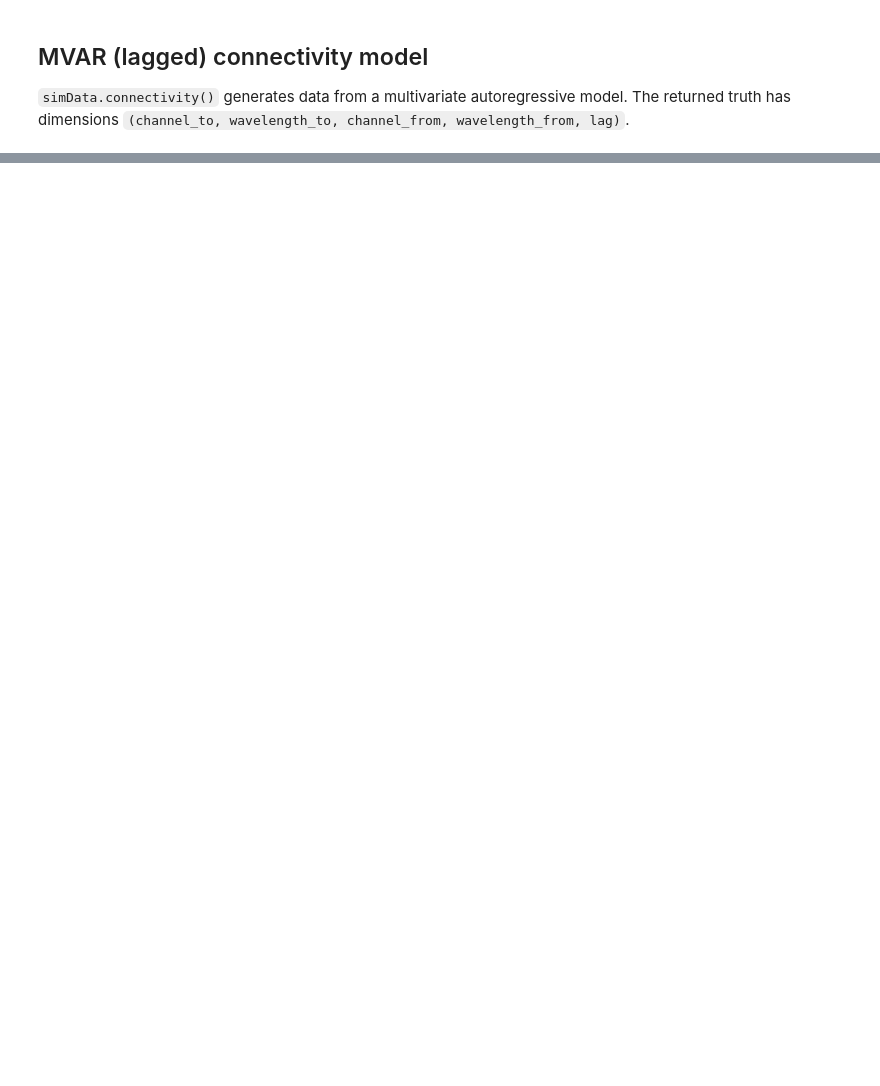
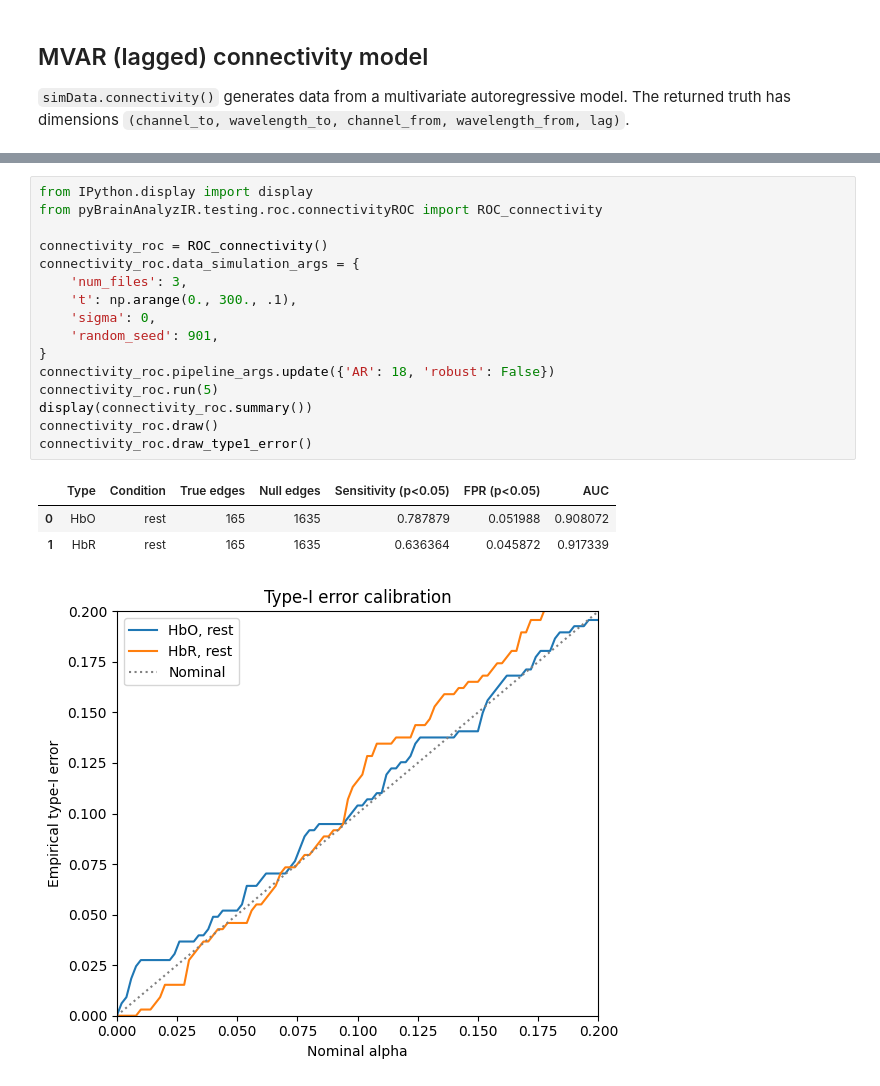
Before and after one commit to huppertt/pyNIRS_toolbox, a Jupyter notebook: examples/09_RestingStateConnectivity.ipynb, the cells around one changed output, grey strips where cells are left out. Drawn from its saved outputs; the diff is of its cells as text; blank space fills up the shorter version.

Commit message:
Added non-parametric stats models for connectivity and hyperscanning

```diff
--- a/examples/09_RestingStateConnectivity.ipynb
+++ b/examples/09_RestingStateConnectivity.ipynb
@@ -271,0 +276,21 @@ rec_mvar['conn'].show(thres=0.05, threshold_type='q')
+# %%
+from IPython.display import display
+from pyBrainAnalyzIR.testing.roc.connectivityROC import ROC_connectivity
+
+connectivity_roc = ROC_connectivity()
+connectivity_roc.data_simulation_args = {
+    'num_files': 3,
+    't': np.arange(0., 300., .1),
+    'sigma': 0,
+    'random_seed': 901,
+}
+connectivity_roc.pipeline_args.update({'AR': 18, 'robust': False})
+connectivity_roc.run(5)
+display(connectivity_roc.summary())
+connectivity_roc.draw()
+connectivity_roc.draw_type1_error()
+# %% [output]
+|  | Type | Condition | True edges | Null edges | Sensitivity (p<0.05) | FPR (p<0.05) | AUC |
+| 0 | HbO | rest | 165 | 1635 | 0.787879 | 0.051988 | 0.908072 |
+| 1 | HbR | rest | 165 | 1635 | 0.636364 | 0.045872 | 0.917339 |
+[figure, added]
```
Also changed, not shown: parts of 13 cells of this notebook, 14 other files.
